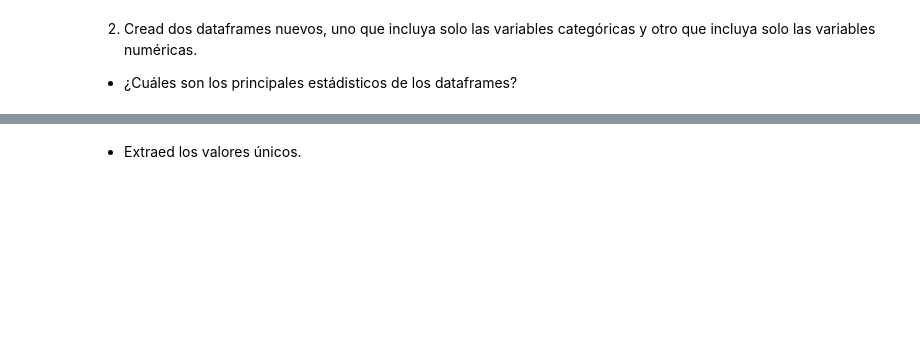
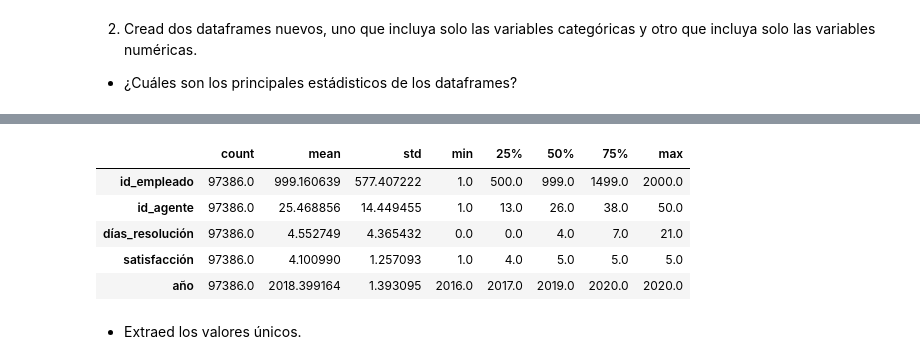
Before and after one commit to Adalab/EDA-y-ETL, a Jupyter notebook: eda/eda-I.ipynb, the cells around one changed output, grey strips where cells are left out. Drawn from its saved outputs; the diff is of its cells as text; code cells hidden in the pictures; blank space fills up the shorter version.

```diff
--- a/eda/eda-I.ipynb
+++ b/eda/eda-I.ipynb
@@ -26,0 +110,3 @@
+# %%
+df_num = df.select_dtypes(include = 'int64')
+df_num.head(1)
@@ -27,2 +128,11 @@
+# %%
+df_num.describe().T
+# %% [output]
+|  | count | mean | std | min | 25% | 50% | 75% | max |
+| id_empleado | 97386.0 | 999.160639 | 577.407222 | 1.0 | 500.0 | 999.0 | 1499.0 | 2000.0 |
+| id_agente | 97386.0 | 25.468856 | 14.449455 | 1.0 | 13.0 | 26.0 | 38.0 | 50.0 |
+| días_resolución | 97386.0 | 4.552749 | 4.365432 | 0.0 | 0.0 | 4.0 | 7.0 | 21.0 |
+| satisfacción | 97386.0 | 4.100990 | 1.257093 | 1.0 | 4.0 | 5.0 | 5.0 | 5.0 |
+| año | 97386.0 | 2018.399164 | 1.393095 | 2016.0 | 2017.0 | 2019.0 | 2020.0 | 2020.0 |
 # %% [markdown]
 - Extraed los valores únicos.
```
Also changed, not shown: parts of 19 cells of this notebook, 1 other file.
